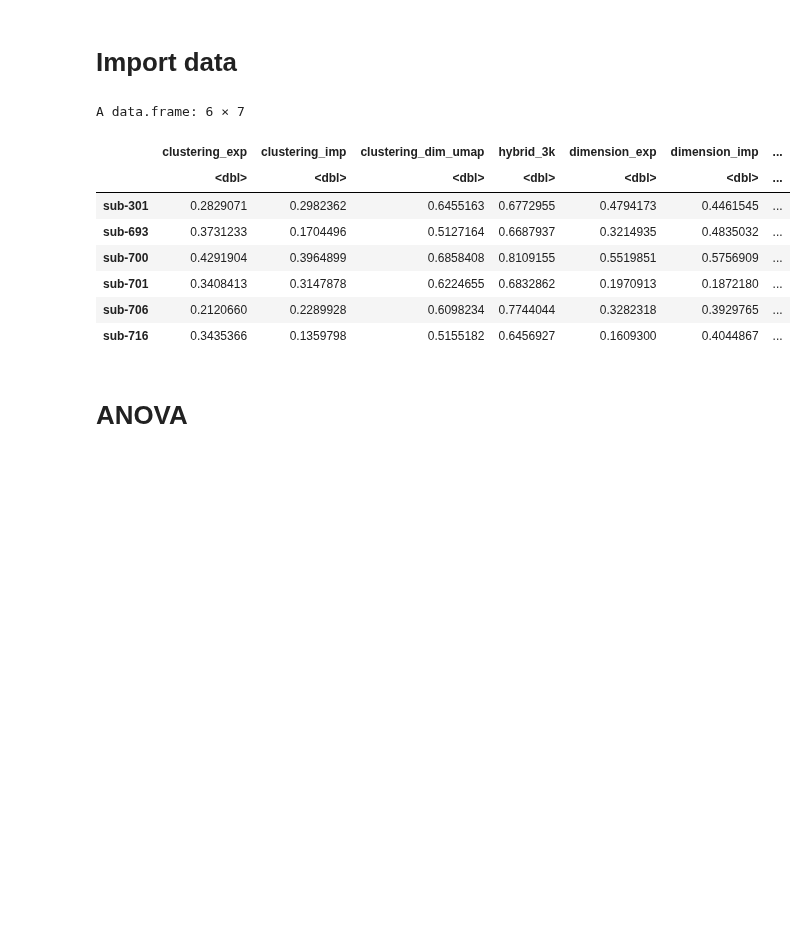
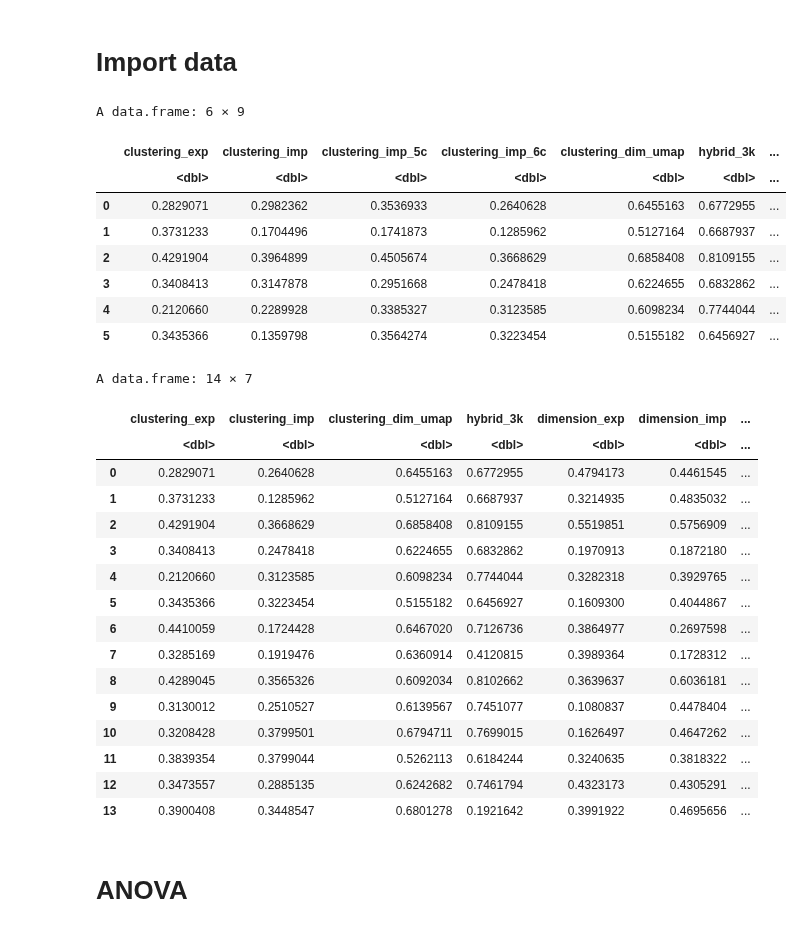
Before and after one commit to BNU-Wang-MSN-Lab/FAVEE-HPP, a Jupyter notebook: Study1/Categorical_model/LoocvModelCompare/Models comparison.ipynb, the cells around one changed output. Saved outputs shown, nothing was run; the diff lists cells and outputs as text; code cells hidden in the pictures; blank space fills up the shorter version.

```diff
--- a/Study1/Categorical_model/LoocvModelCompare/Models comparison.ipynb
+++ b/Study1/Categorical_model/LoocvModelCompare/Models comparison.ipynb
@@ -11,27 +11,50 @@ library(plotly)
 # %%
 dimension_model_loocv = read.csv('../output_data/model_comparison/LOOCV/dimension_model_loocv.csv',row.names=1)
 colnames(dimension_model_loocv) = c('dimension_exp','dimension_imp','dimension_dim')
 
-clustering_loocv = read.csv('../output_data/model_comparison/LOOCV/clustering_model_loocv.csv',row.names=1)
-clustering_model_loocv = clustering_loocv[,c('exp','imp','dim_umap')]
-colnames(clustering_model_loocv) = c('clustering_exp','clustering_imp','clustering_dim_umap')
+clustering_loocv = read.csv('../output_data/model_comparison/LOOCV/clustering_model_loocv_imp_revise.csv',row.names=1)
+clustering_model_loocv = clustering_loocv[,c('exp','imp','imp_5c','imp_6c','dim_umap')]
+colnames(clustering_model_loocv) = c('clustering_exp','clustering_imp','clustering_imp_5c',
+                                     'clustering_imp_6c','clustering_dim_umap')
 
 Hybrid_model_loocv = clustering_loocv['dim_pca_3k']
 colnames(Hybrid_model_loocv) = c('hybrid_3k')
 
 compare_loocv = cbind(clustering_model_loocv,Hybrid_model_loocv,dimension_model_loocv)
-write.csv(compare_loocv, file = '../output_data/model_comparison/compare_loocv.csv')
+write.csv(compare_loocv, file = '../output_data/model_comparison/compare_loocv_imp_revise.csv')
 head(compare_loocv)
+
+# For the implicit task, we ultimately chose a model with six categories.
+compare_loocv = compare_loocv[,!colnames(compare_loocv)%in%c('clustering_imp','clustering_imp_5c')]
+colnames(compare_loocv)[2] = 'clustering_imp'
+compare_loocv
 # %% [output]
-A data.frame: 6 × 7
+A data.frame: 6 × 9
-|  | clustering_exp | clustering_imp | clustering_dim_umap | hybrid_3k | dimension_exp | dimension_imp | ... |
+|  | clustering_exp | clustering_imp | clustering_imp_5c | clustering_imp_6c | clustering_dim_umap | hybrid_3k | ... |
 |  | <dbl> | <dbl> | <dbl> | <dbl> | <dbl> | <dbl> | ... |
-| sub-301 | 0.2829071 | 0.2982362 | 0.6455163 | 0.6772955 | 0.4794173 | 0.4461545 | ... |
-| sub-693 | 0.3731233 | 0.1704496 | 0.5127164 | 0.6687937 | 0.3214935 | 0.4835032 | ... |
-| sub-700 | 0.4291904 | 0.3964899 | 0.6858408 | 0.8109155 | 0.5519851 | 0.5756909 | ... |
-| sub-701 | 0.3408413 | 0.3147878 | 0.6224655 | 0.6832862 | 0.1970913 | 0.1872180 | ... |
-| sub-706 | 0.2120660 | 0.2289928 | 0.6098234 | 0.7744044 | 0.3282318 | 0.3929765 | ... |
-| sub-716 | 0.3435366 | 0.1359798 | 0.5155182 | 0.6456927 | 0.1609300 | 0.4044867 | ... |
+| 0 | 0.2829071 | 0.2982362 | 0.3536933 | 0.2640628 | 0.6455163 | 0.6772955 | ... |
+| 1 | 0.3731233 | 0.1704496 | 0.1741873 | 0.1285962 | 0.5127164 | 0.6687937 | ... |
+| 2 | 0.4291904 | 0.3964899 | 0.4505674 | 0.3668629 | 0.6858408 | 0.8109155 | ... |
+| 3 | 0.3408413 | 0.3147878 | 0.2951668 | 0.2478418 | 0.6224655 | 0.6832862 | ... |
+| 4 | 0.2120660 | 0.2289928 | 0.3385327 | 0.3123585 | 0.6098234 | 0.7744044 | ... |
+| 5 | 0.3435366 | 0.1359798 | 0.3564274 | 0.3223454 | 0.5155182 | 0.6456927 | ... |
+A data.frame: 14 × 7
+|  | clustering_exp | clustering_imp | clustering_dim_umap | hybrid_3k | dimension_exp | dimension_imp | ... |
+|  | <dbl> | <dbl> | <dbl> | <dbl> | <dbl> | <dbl> | ... |
+| 0 | 0.2829071 | 0.2640628 | 0.6455163 | 0.6772955 | 0.4794173 | 0.4461545 | ... |
+| 1 | 0.3731233 | 0.1285962 | 0.5127164 | 0.6687937 | 0.3214935 | 0.4835032 | ... |
+| 2 | 0.4291904 | 0.3668629 | 0.6858408 | 0.8109155 | 0.5519851 | 0.5756909 | ... |
+| 3 | 0.3408413 | 0.2478418 | 0.6224655 | 0.6832862 | 0.1970913 | 0.1872180 | ... |
+| 4 | 0.2120660 | 0.3123585 | 0.6098234 | 0.7744044 | 0.3282318 | 0.3929765 | ... |
+| 5 | 0.3435366 | 0.3223454 | 0.5155182 | 0.6456927 | 0.1609300 | 0.4044867 | ... |
+| 6 | 0.4410059 | 0.1724428 | 0.6467020 | 0.7126736 | 0.3864977 | 0.2697598 | ... |
+| 7 | 0.3285169 | 0.1919476 | 0.6360914 | 0.4120815 | 0.3989364 | 0.1728312 | ... |
+| 8 | 0.4289045 | 0.3565326 | 0.6092034 | 0.8102662 | 0.3639637 | 0.6036181 | ... |
+| 9 | 0.3130012 | 0.2510527 | 0.6139567 | 0.7451077 | 0.1080837 | 0.4478404 | ... |
+| 10 | 0.3208428 | 0.3799501 | 0.6794711 | 0.7699015 | 0.1626497 | 0.4647262 | ... |
+| 11 | 0.3839354 | 0.3799044 | 0.5262113 | 0.6184244 | 0.3240635 | 0.3818322 | ... |
+| 12 | 0.3473557 | 0.2885135 | 0.6242682 | 0.7461794 | 0.4323173 | 0.4305291 | ... |
+| 13 | 0.3900408 | 0.3448547 | 0.6801278 | 0.1921642 | 0.3991922 | 0.4695656 | ... |
 # %% [markdown]
 # ANOVA
 # %%
```
Also changed, not shown: parts of 3 cells of this notebook, 7 other files.
